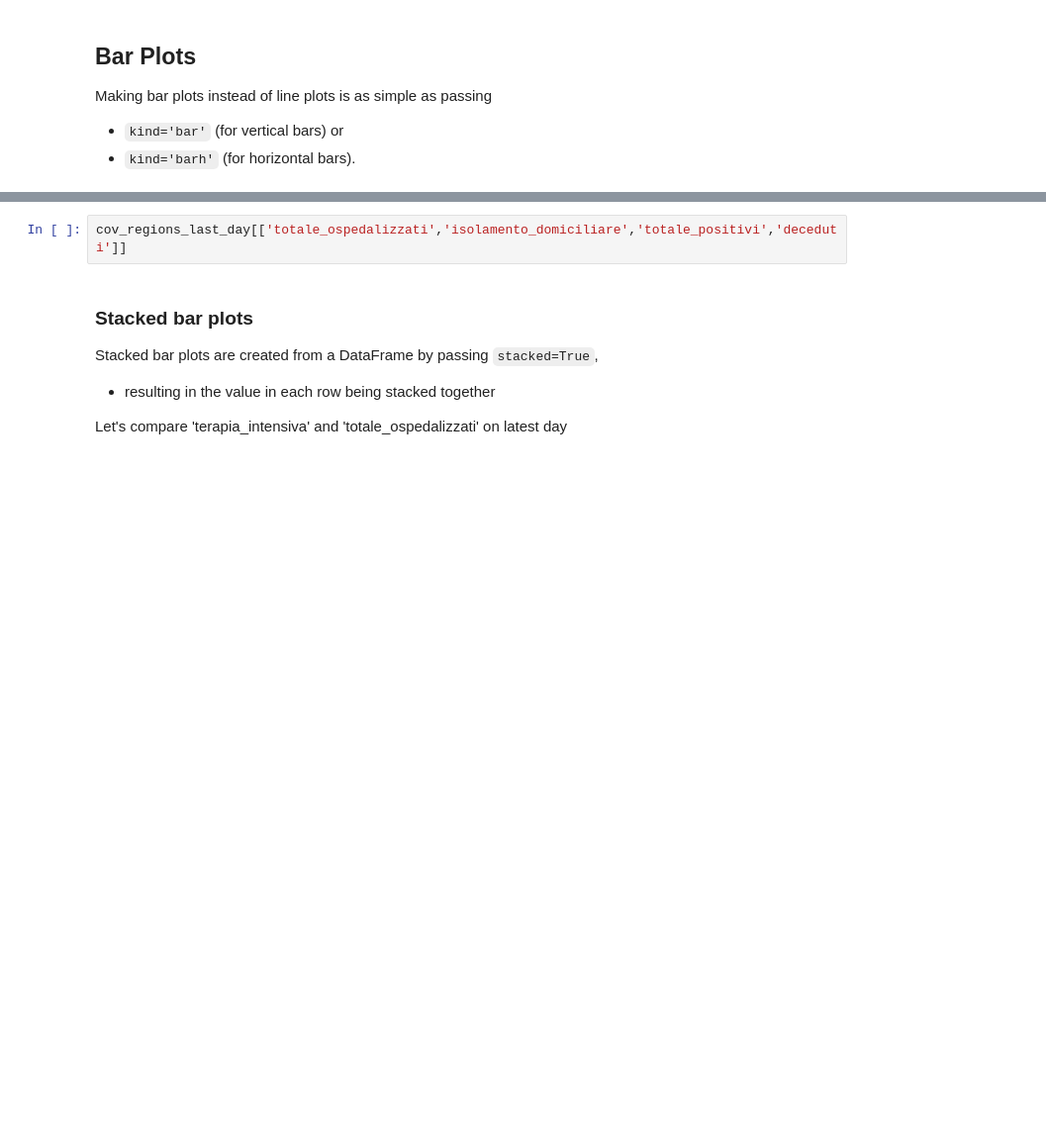
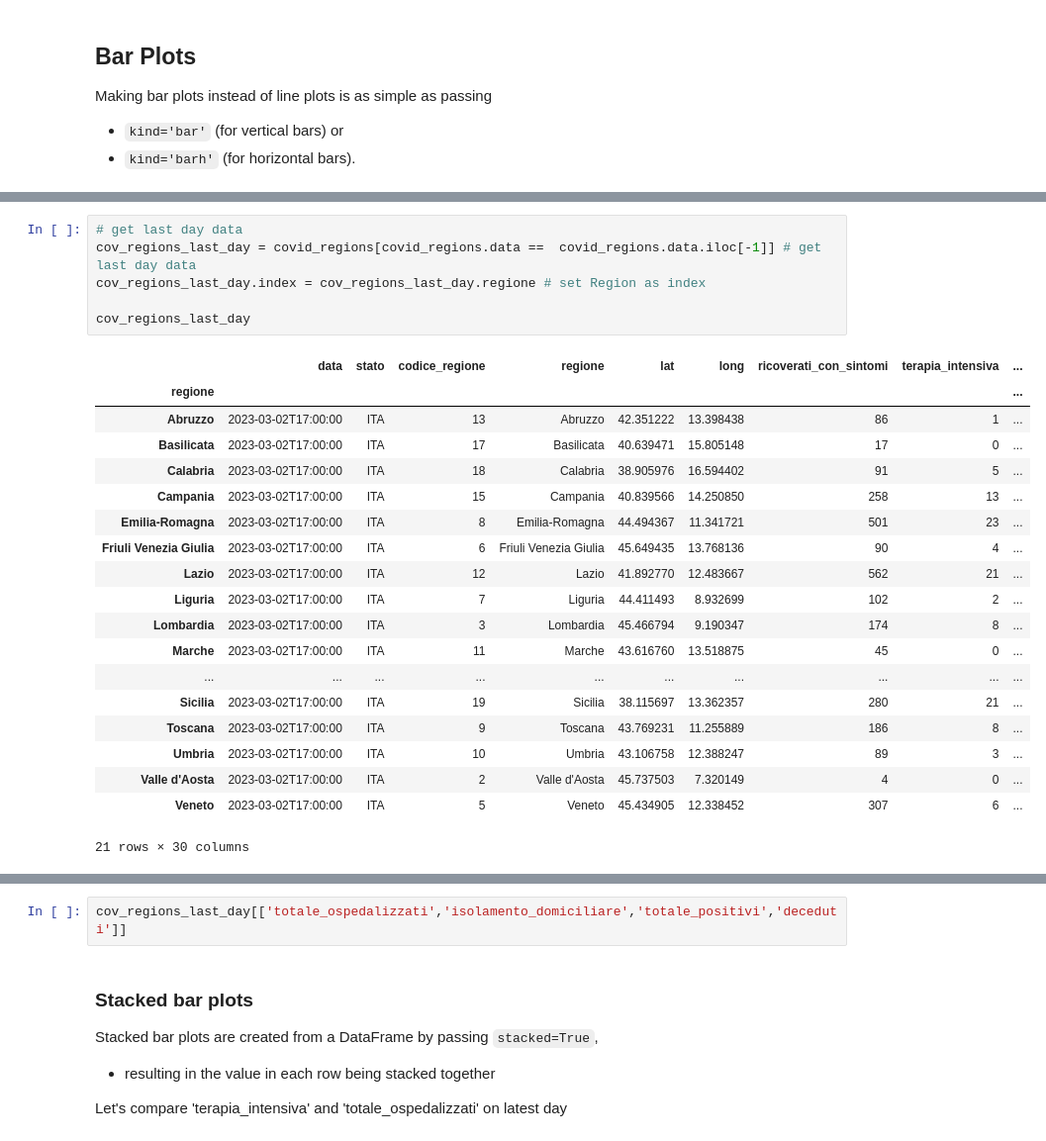
Before and after one commit to EMbeDS-education/IPDPP-GSSI-20222023, a Jupyter notebook: jupyter/jupyterNotebooks/Part1_NumPy_Pandas.ipynb, the cells around one changed output, grey strips where cells are left out. Shown at 99% size. Cells and saved outputs as stored; diff of their text form; blank space fills up the shorter version.

```diff
--- a/jupyter/jupyterNotebooks/Part1_NumPy_Pandas.ipynb
+++ b/jupyter/jupyterNotebooks/Part1_NumPy_Pandas.ipynb
@@ -3367 +4092,27 @@ Making bar plots instead of line plots is as simple as passing
+# %%
+# get last day data
+cov_regions_last_day = covid_regions[covid_regions.data ==  covid_regions.data.iloc[-1]] # get last day data
+cov_regions_last_day.index = cov_regions_last_day.regione # set Region as index
+
+cov_regions_last_day
+# %% [output]
+|  | data | stato | codice_regione | regione | lat | long | ricoverati_con_sintomi | terapia_intensiva | ... |
+| regione |  |  |  |  |  |  |  |  | ... |
+| Abruzzo | 2023-03-02T17:00:00 | ITA | 13 | Abruzzo | 42.351222 | 13.398438 | 86 | 1 | ... |
+| Basilicata | 2023-03-02T17:00:00 | ITA | 17 | Basilicata | 40.639471 | 15.805148 | 17 | 0 | ... |
+| Calabria | 2023-03-02T17:00:00 | ITA | 18 | Calabria | 38.905976 | 16.594402 | 91 | 5 | ... |
+| Campania | 2023-03-02T17:00:00 | ITA | 15 | Campania | 40.839566 | 14.250850 | 258 | 13 | ... |
+| Emilia-Romagna | 2023-03-02T17:00:00 | ITA | 8 | Emilia-Romagna | 44.494367 | 11.341721 | 501 | 23 | ... |
+| Friuli Venezia Giulia | 2023-03-02T17:00:00 | ITA | 6 | Friuli Venezia Giulia | 45.649435 | 13.768136 | 90 | 4 | ... |
+| Lazio | 2023-03-02T17:00:00 | ITA | 12 | Lazio | 41.892770 | 12.483667 | 562 | 21 | ... |
+| Liguria | 2023-03-02T17:00:00 | ITA | 7 | Liguria | 44.411493 | 8.932699 | 102 | 2 | ... |
+| Lombardia | 2023-03-02T17:00:00 | ITA | 3 | Lombardia | 45.466794 | 9.190347 | 174 | 8 | ... |
+| Marche | 2023-03-02T17:00:00 | ITA | 11 | Marche | 43.616760 | 13.518875 | 45 | 0 | ... |
+| ... | ... | ... | ... | ... | ... | ... | ... | ... | ... |
+| Sicilia | 2023-03-02T17:00:00 | ITA | 19 | Sicilia | 38.115697 | 13.362357 | 280 | 21 | ... |
+| Toscana | 2023-03-02T17:00:00 | ITA | 9 | Toscana | 43.769231 | 11.255889 | 186 | 8 | ... |
+| Umbria | 2023-03-02T17:00:00 | ITA | 10 | Umbria | 43.106758 | 12.388247 | 89 | 3 | ... |
+| Valle d'Aosta | 2023-03-02T17:00:00 | ITA | 2 | Valle d'Aosta | 45.737503 | 7.320149 | 4 | 0 | ... |
+| Veneto | 2023-03-02T17:00:00 | ITA | 5 | Veneto | 45.434905 | 12.338452 | 307 | 6 | ... |
+21 rows × 30 columns
 # %%
```
Also changed, not shown: parts of 140 cells of this notebook, 4 other files.
